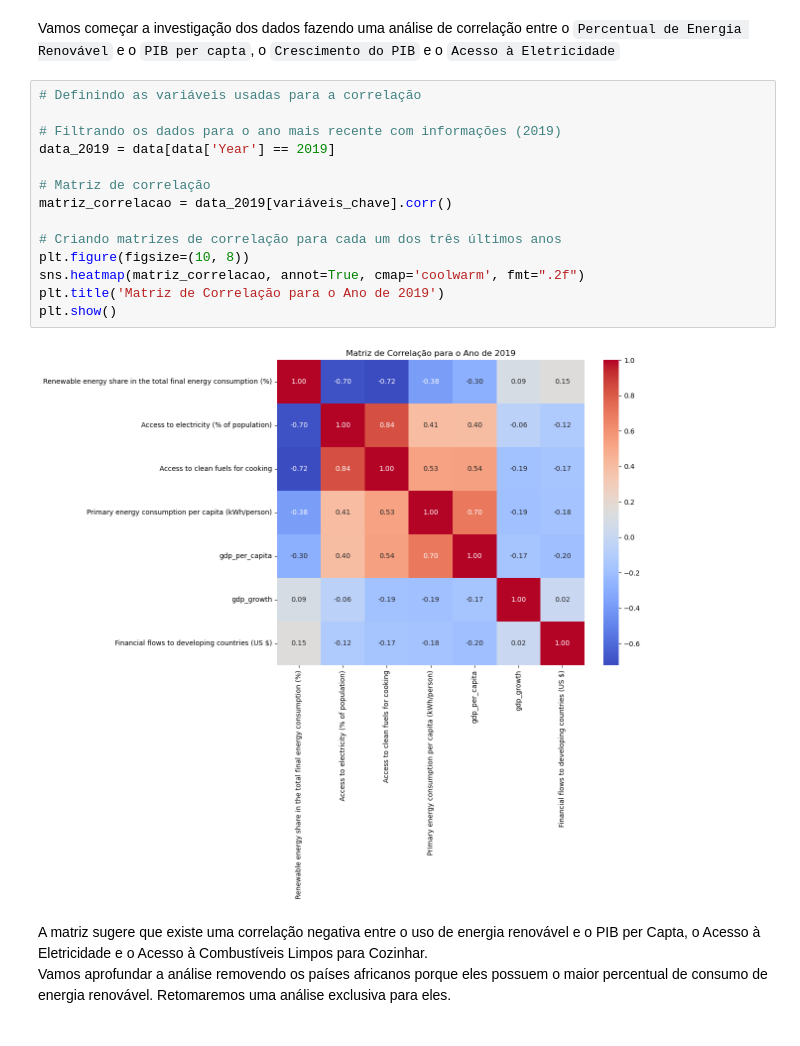
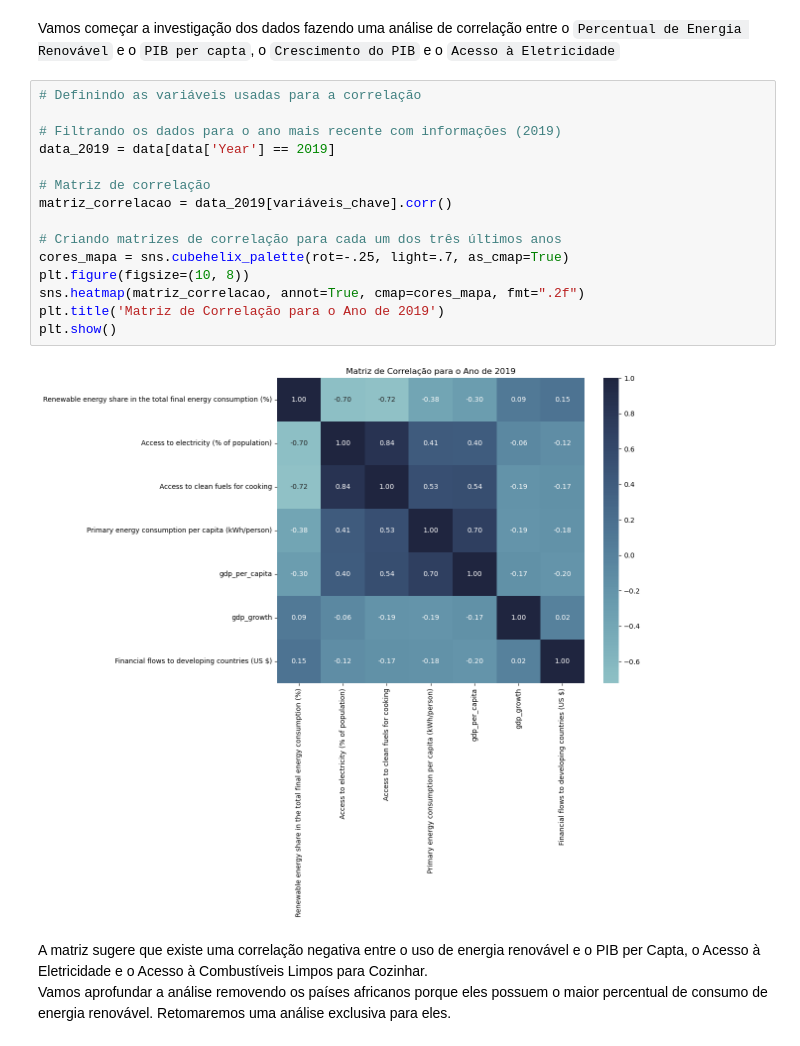
Before and after one commit to Felipefalex/Projeto-Sustainable-Energy, a Jupyter notebook: sustainable_energy.ipynb, the cells around one changed output. Saved outputs shown, nothing was run; the diff lists cells and outputs as text.

```diff
--- a/sustainable_energy.ipynb
+++ b/sustainable_energy.ipynb
@@ -342,19 +343,20 @@ Vamos começar a investigação dos dados fazendo uma análise de correlação e
 # %%
 # Definindo as variáveis usadas para a correlação
 
 # Filtrando os dados para o ano mais recente com informações (2019)
 data_2019 = data[data['Year'] == 2019]
 
 # Matriz de correlação
 matriz_correlacao = data_2019[variáveis_chave].corr()
 
 # Criando matrizes de correlação para cada um dos três últimos anos
+cores_mapa = sns.cubehelix_palette(rot=-.25, light=.7, as_cmap=True)
 plt.figure(figsize=(10, 8))
-sns.heatmap(matriz_correlacao, annot=True, cmap='coolwarm', fmt=".2f")
+sns.heatmap(matriz_correlacao, annot=True, cmap=cores_mapa, fmt=".2f")
 plt.title('Matriz de Correlação para o Ano de 2019')
 plt.show()
 # %% [output]
-[figure, old version]
+[figure, new version]
 # %% [markdown]
 A matriz sugere que existe uma correlação negativa entre o uso de energia renovável e o PIB per Capta, o Acesso à Eletricidade e o Acesso à Combustíveis Limpos para Cozinhar.<br>
 Vamos aprofundar a análise removendo os países africanos porque eles possuem o maior percentual de consumo de energia renovável. Retomaremos uma análise exclusiva para eles.
```
Also changed, not shown: parts of 4 cells of this notebook.
